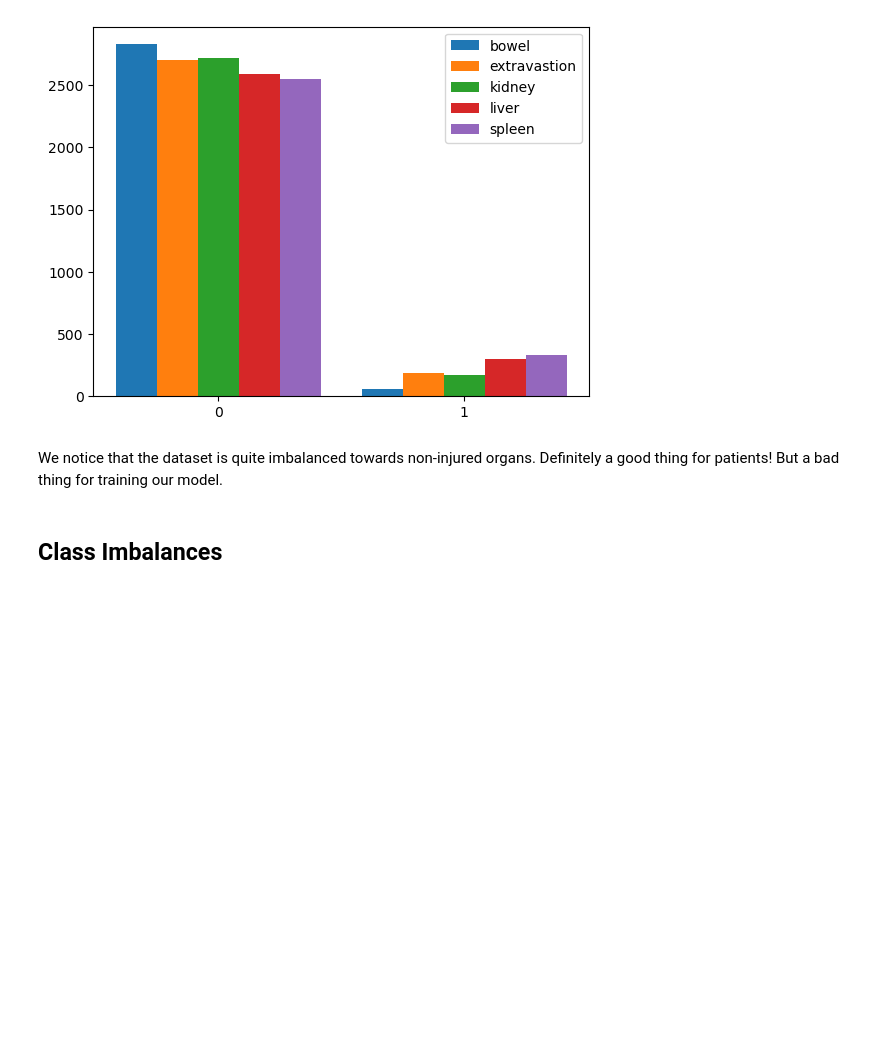
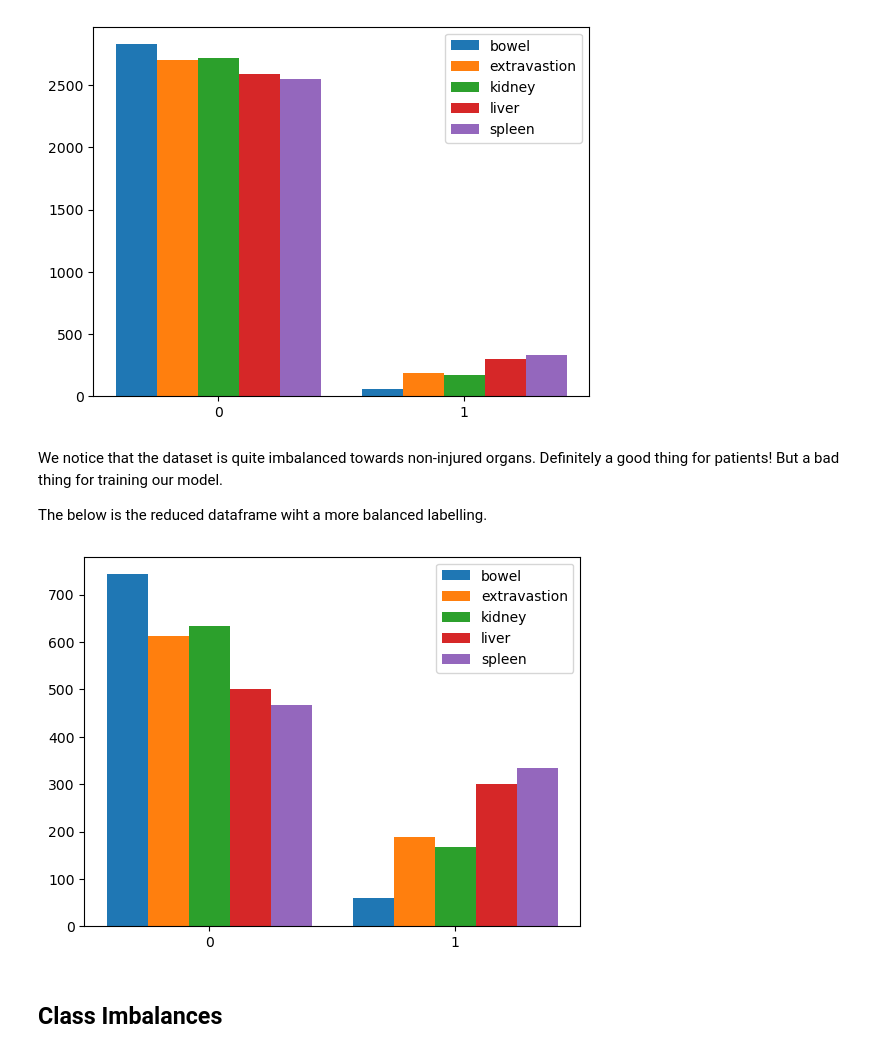
Before and after one commit to filtkac/sutd-dl-abd-trauma, a Jupyter notebook: notebooks/process_labels.ipynb, the cells around one changed output. Drawn from its saved outputs; the diff is of its cells as text; code cells hidden in the pictures; blank space fills up the shorter version.

```diff
--- a/notebooks/process_labels.ipynb
+++ b/notebooks/process_labels.ipynb
@@ -105,6 +117,35 @@ plt.show()
 [figure]
 # %% [markdown]
 We notice that the dataset is quite imbalanced towards non-injured organs. Definitely a good thing for patients! But a bad thing for training our model.
+
+The below is the reduced dataframe wiht a more balanced labelling.
+# %%
+reduced_df = new_df[(new_df["bowel"] == 1) | (new_df["extravastion"] == 1) | (new_df["kidney"] == 1) | (new_df["liver"] == 1) | (new_df["spleen"] == 1)]
+
+import matplotlib.pyplot as plt
+import numpy as np
+fig, ax = plt.subplots()
+
+b_heights, b_bins = np.histogram(reduced_df['bowel'],bins=[-0.5,0.5,1.5])
+e_heights, e_bins = np.histogram(reduced_df['extravastion'], bins=b_bins)
+k_heights, k_bins = np.histogram(reduced_df['kidney'], bins=e_bins)
+l_heights, l_bins = np.histogram(reduced_df['liver'], bins=k_bins)
+s_heights, s_bins = np.histogram(reduced_df['spleen'], bins=l_bins)
+
+
+width = (b_bins[1] - b_bins[0])/6.0
+
+ax.bar(b_bins[:-1]+width, b_heights, width=width)
+ax.bar(e_bins[:-1]+width*2, e_heights, width=width)
+ax.bar(k_bins[:-1]+width*3, k_heights, width=width)
+ax.bar(l_bins[:-1]+width*4, l_heights, width=width)
+ax.bar(s_bins[:-1]+width*5, s_heights, width=width)
+ax.get_xaxis().set_ticks([0.0, 1.0])
+
+plt.legend(["bowel", "extravastion", "kidney", "liver", "spleen"], loc="upper right")
+plt.show()
+# %% [output]
+[figure, added]
 # %% [markdown]
 ## Class Imbalances
 # %% [markdown]
```
Also changed, not shown: parts of 5 cells of this notebook, 2 other files.
